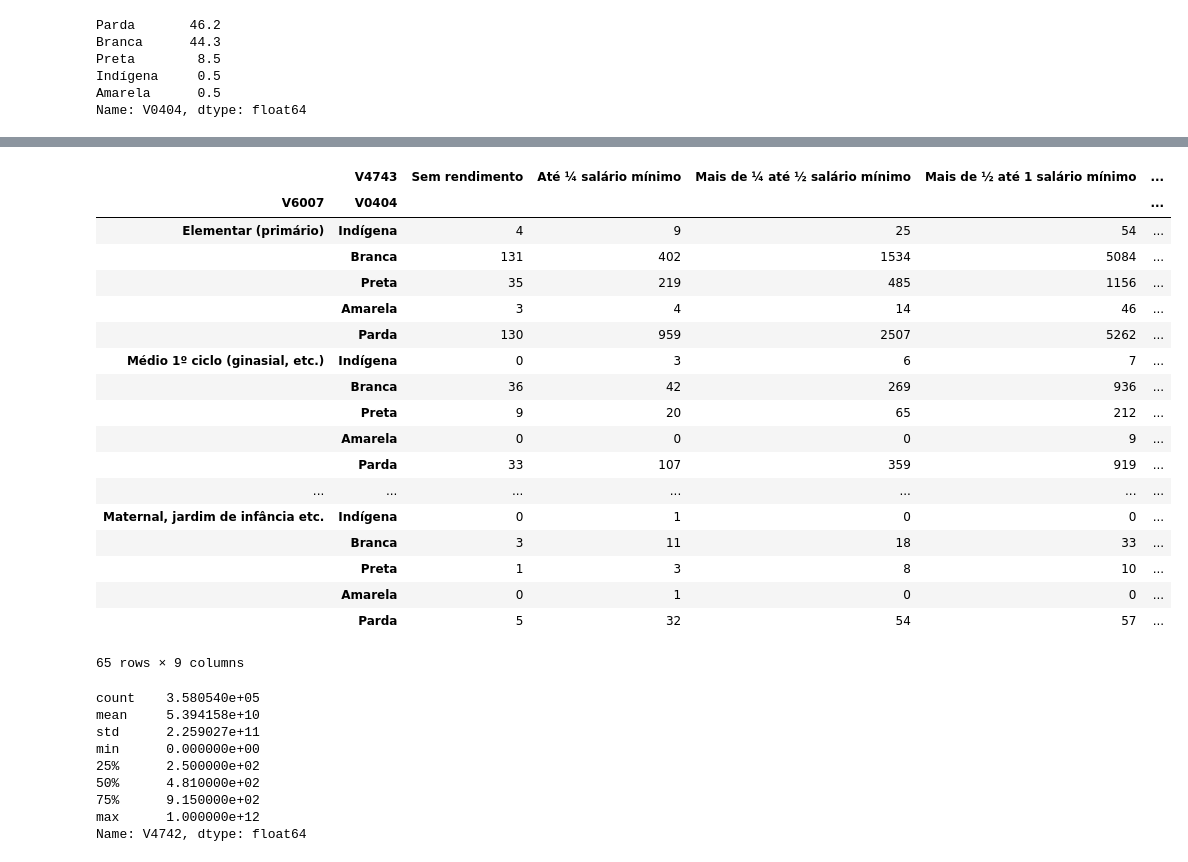
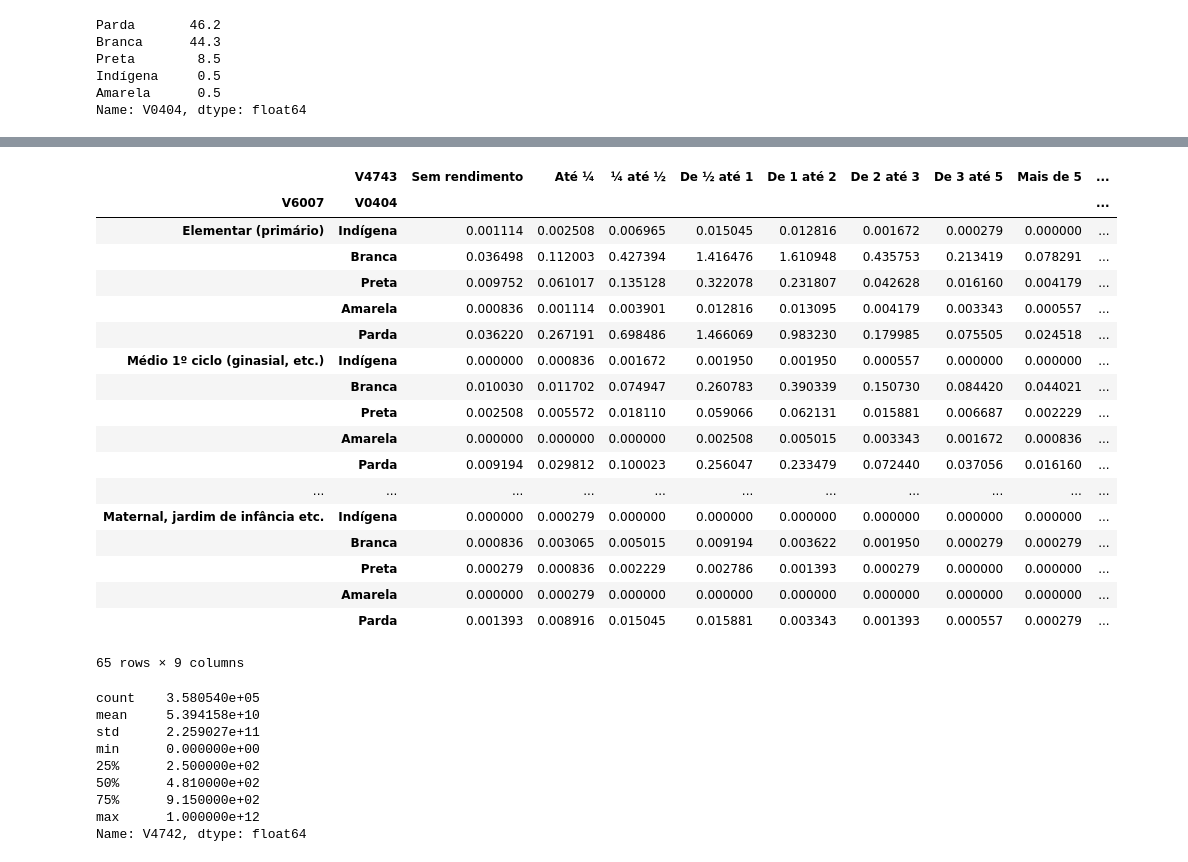
Before and after one commit to leonardoimakuma/cd2018, a Jupyter notebook: Projeto1 Layout.ipynb, the cells around one changed output, grey strips where cells are left out. Saved outputs shown, nothing was run; the diff lists cells and outputs as text; code cells hidden in the pictures.

```diff
--- a/Projeto1 Layout.ipynb
+++ b/Projeto1 Layout.ipynb
@@ -34,17 +34,15 @@ C:\Users\Leonardo\OneDrive\insper\dps 2018\ciencia dos dados\projeto 1
 dd2011=pd.read_csv('PES2011.csv',sep=',')
 # %%
 #Pegar as colunas
-dadosID2011= dd2011.loc[: ,["UF","V0302","V6007","V0601","V4743","V0404","V8005","V4742"]]
+dadosID2011= dd2011.loc[: ,["V0302","V6007","V4743","V0404","V8005","V4742"]]
 # %%
 
 dadosID2011.V0302=dadosID2011.V0302.astype("category")
 dadosID2011.V0302.cat.categories=(['Masculino','Feminino'])
 dadosID2011.V6007=dadosID2011.V6007.astype("category")
 dadosID2011.V6007.cat.categories=(['Elementar (primário)','Médio 1º ciclo (ginasial, etc.)','Médio 2º ciclo (científico, clássico, etc.)','Regular do ensino fundamental ou do 1º grau','Regular do ensino médio ou do 2º grau','Educação de jovens e adultos ou supletivo do ensino fundamental ou do 1º grau','Educação de jovens e adultos ou supletivo de ensino médio ou do 2º grau','Superior de graduação','Mestrado ou doutorado','Alfabetização de jovens e adultos','Creche','Classe de alfabetização - CA ','Maternal, jardim de infância etc.'])
-dadosID2011.V0601=dadosID2011.V0601.astype("category")
-dadosID2011.V0601.cat.categories=(['Sim','Não'])
 dadosID2011.V4743=dadosID2011.V4743.astype("category")
-dadosID2011.V4743.cat.categories=(['Sem rendimento','Até ¼ salário mínimo','Mais de ¼ até ½ salário mínimo','Mais de ½ até 1 salário mínimo','Mais de 1 até 2 salários mínimos','Mais de 2 até 3 salários mínimos','Mais de 3 até 5 salários mínimos','Mais de 5 salários mínimos','Sem declaração'])
+dadosID2011.V4743.cat.categories=(['Sem rendimento','Até ¼ ','¼ até ½ ','De ½ até 1 ','De 1 até 2 ','De 2 até 3 ','De 3 até 5','Mais de 5','Sem declaração'])
 dadosID2011.V0404=dadosID2011.V0404.astype("category")
 dadosID2011.V0404.cat.categories=(['Indígena','Branca','Preta','Amarela','Parda'])
 dadosID2011.V4742=dadosID2011.V4742.astype('float')
@@ -135,26 +150,26 @@ edusal
 # %%
 #salario por escolaridade e cor/raça
-edusal2=pd.crosstab([dadosID2011.V6007,dadosID2011.V0404],dadosID2011.V4743)
+edusal2=pd.crosstab([dadosID2011.V6007,dadosID2011.V0404],dadosID2011.V4743)*(100/358919)
 edusal2
 # %% [output]
-|  | V4743 | Sem rendimento | Até ¼ salário mínimo | Mais de ¼ até ½ salário mínimo | Mais de ½ até 1 salário mínimo | ... |
-| V6007 | V0404 |  |  |  |  | ... |
-| Elementar (primário) | Indígena | 4 | 9 | 25 | 54 | ... |
-|  | Branca | 131 | 402 | 1534 | 5084 | ... |
-|  | Preta | 35 | 219 | 485 | 1156 | ... |
-|  | Amarela | 3 | 4 | 14 | 46 | ... |
-|  | Parda | 130 | 959 | 2507 | 5262 | ... |
-| Médio 1º ciclo (ginasial, etc.) | Indígena | 0 | 3 | 6 | 7 | ... |
-|  | Branca | 36 | 42 | 269 | 936 | ... |
-|  | Preta | 9 | 20 | 65 | 212 | ... |
-|  | Amarela | 0 | 0 | 0 | 9 | ... |
-|  | Parda | 33 | 107 | 359 | 919 | ... |
-| ... | ... | ... | ... | ... | ... | ... |
-| Maternal, jardim de infância etc. | Indígena | 0 | 1 | 0 | 0 | ... |
-|  | Branca | 3 | 11 | 18 | 33 | ... |
-|  | Preta | 1 | 3 | 8 | 10 | ... |
-|  | Amarela | 0 | 1 | 0 | 0 | ... |
-|  | Parda | 5 | 32 | 54 | 57 | ... |
+|  | V4743 | Sem rendimento | Até ¼ | ¼ até ½ | De ½ até 1 | De 1 até 2 | De 2 até 3 | De 3 até 5 | Mais de 5 | ... |
+| V6007 | V0404 |  |  |  |  |  |  |  |  | ... |
+| Elementar (primário) | Indígena | 0.001114 | 0.002508 | 0.006965 | 0.015045 | 0.012816 | 0.001672 | 0.000279 | 0.000000 | ... |
+|  | Branca | 0.036498 | 0.112003 | 0.427394 | 1.416476 | 1.610948 | 0.435753 | 0.213419 | 0.078291 | ... |
+|  | Preta | 0.009752 | 0.061017 | 0.135128 | 0.322078 | 0.231807 | 0.042628 | 0.016160 | 0.004179 | ... |
+|  | Amarela | 0.000836 | 0.001114 | 0.003901 | 0.012816 | 0.013095 | 0.004179 | 0.003343 | 0.000557 | ... |
+|  | Parda | 0.036220 | 0.267191 | 0.698486 | 1.466069 | 0.983230 | 0.179985 | 0.075505 | 0.024518 | ... |
+| Médio 1º ciclo (ginasial, etc.) | Indígena | 0.000000 | 0.000836 | 0.001672 | 0.001950 | 0.001950 | 0.000557 | 0.000000 | 0.000000 | ... |
+|  | Branca | 0.010030 | 0.011702 | 0.074947 | 0.260783 | 0.390339 | 0.150730 | 0.084420 | 0.044021 | ... |
+|  | Preta | 0.002508 | 0.005572 | 0.018110 | 0.059066 | 0.062131 | 0.015881 | 0.006687 | 0.002229 | ... |
+|  | Amarela | 0.000000 | 0.000000 | 0.000000 | 0.002508 | 0.005015 | 0.003343 | 0.001672 | 0.000836 | ... |
+|  | Parda | 0.009194 | 0.029812 | 0.100023 | 0.256047 | 0.233479 | 0.072440 | 0.037056 | 0.016160 | ... |
+| ... | ... | ... | ... | ... | ... | ... | ... | ... | ... | ... |
+| Maternal, jardim de infância etc. | Indígena | 0.000000 | 0.000279 | 0.000000 | 0.000000 | 0.000000 | 0.000000 | 0.000000 | 0.000000 | ... |
+|  | Branca | 0.000836 | 0.003065 | 0.005015 | 0.009194 | 0.003622 | 0.001950 | 0.000279 | 0.000279 | ... |
+|  | Preta | 0.000279 | 0.000836 | 0.002229 | 0.002786 | 0.001393 | 0.000279 | 0.000000 | 0.000000 | ... |
+|  | Amarela | 0.000000 | 0.000279 | 0.000000 | 0.000000 | 0.000000 | 0.000000 | 0.000000 | 0.000000 | ... |
+|  | Parda | 0.001393 | 0.008916 | 0.015045 | 0.015881 | 0.003343 | 0.001393 | 0.000557 | 0.000279 | ... |
 65 rows × 9 columns
 # %%
 #o valor do step foi definido com base no salario minimo de 2011
```
Also changed, not shown: parts of 13 cells of this notebook.
